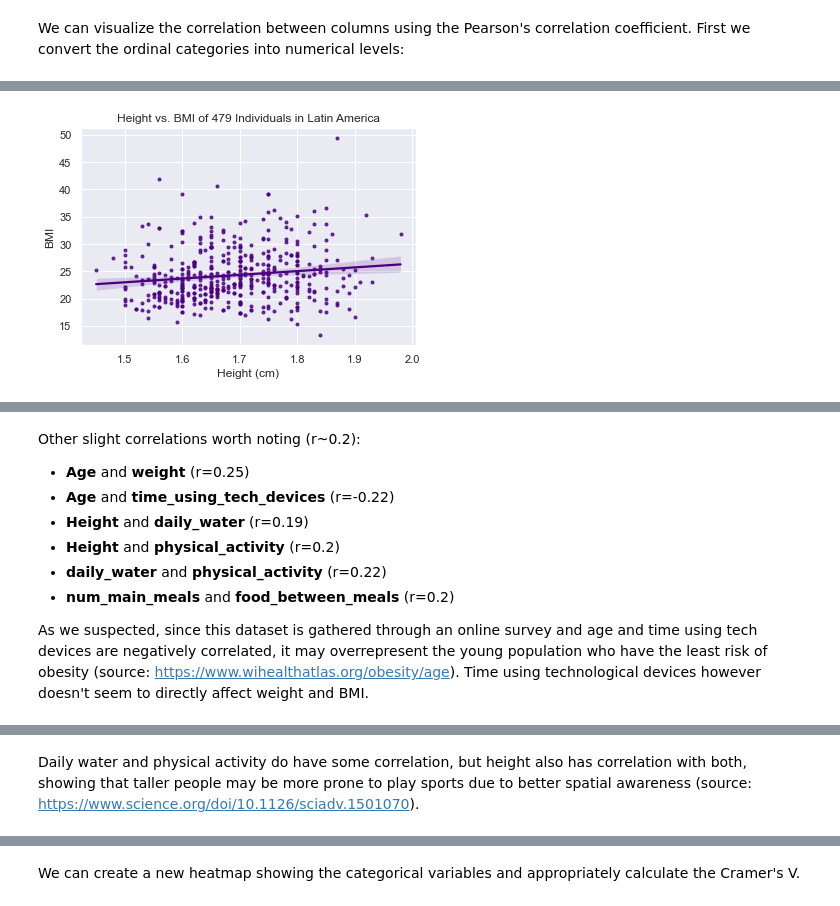
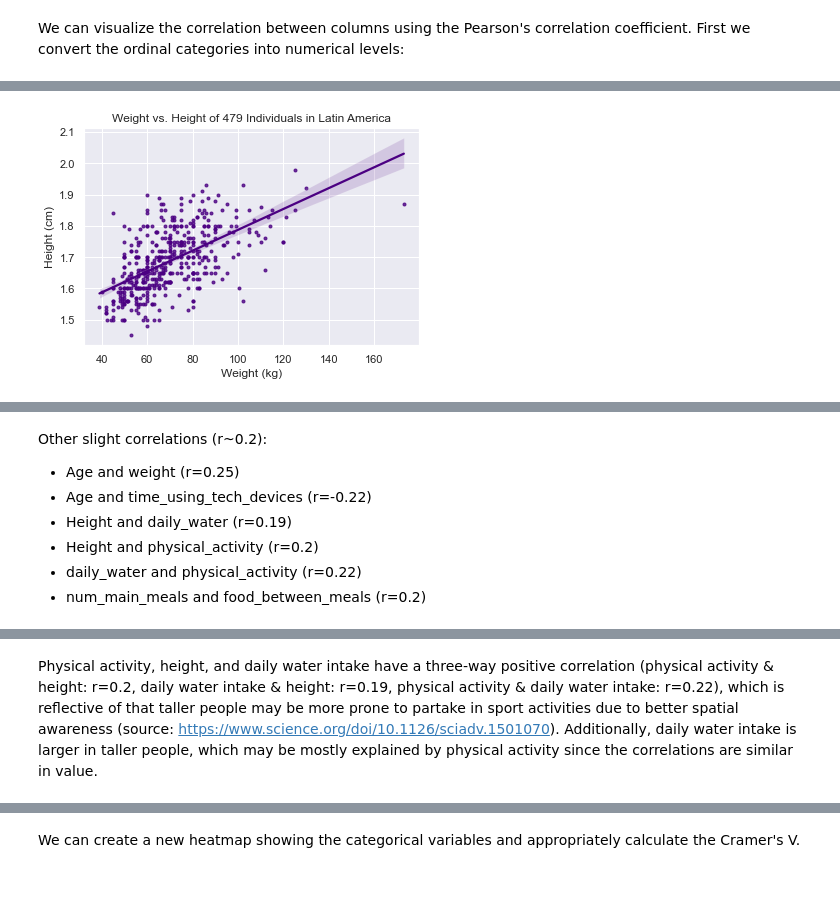
Before and after one commit to eliepark/Obesity-Prediction, a Jupyter notebook: Obesity.ipynb, the cells around one changed output, grey strips where cells are left out. Drawn from its saved outputs; the diff is of its cells as text; code cells hidden in the pictures.

```diff
--- a/Obesity.ipynb
+++ b/Obesity.ipynb
@@ -515,0 +547,2 @@ Overall, the means and medians don't seem to differ too much, but there seem to
+# %%
+dichotomous=['Gender', 'fam_hist', 'high_cal_foods', 'cal_consumption_monitoring', 'nicotine']
@@ -515,0 +671,3 @@ Overall, the means and medians don't seem to differ too much, but there seem to
+# %%
+multiplelvls=col2+col3+['transportation', 'age_group']
+print(multiplelvls)
@@ -515,0 +676,4 @@ Overall, the means and medians don't seem to differ too much, but there seem to
+# %%
+dict_obese={0.0: 'no', 1.0: 'no', 2.0: 'yes', 3.0: 'yes'}
+df['obese']=df['new_obesity_lvl'].map(dict_obese)
+df.head()
@@ -515,0 +688,12 @@ Overall, the means and medians don't seem to differ too much, but there seem to
+# %%
+for col in multiplelvls:
+    table=pd.crosstab(df[col], df['obese'])
+    print(table.to_markdown())
+    Xsq=stats.chi2_contingency(table)
+    print('H_0: There is no relationship between '+str(col)+' and obesity.')
+    print('H_1: There is a relationship between '+str(col)+' and obesity.')
+    print('Chi-square value:', Xsq[0], 'p-value:', Xsq[1], 'dof:', Xsq[2],'\n', 'Expected Frequencies: \n', tabulate(Xsq[3]))
+    if Xsq[1]<alpha:
+        print('We reject the null hypothesis. \n')
+    else:
+        print('We cannot reject the null hypothesis. \n')
@@ -549,9 +758,10 @@ wb.set_title('Weight vs. BMI of '+ str(len(df)) + ' Individuals in Latin America
 # %%
-hb=sns.regplot(x='Height', y='BMI', data=df, marker='.', color='indigo')
-hb.set_xlabel('Height (cm)')
-hb.set_title('Height vs. BMI of '+ str(len(df)) + ' Individuals in Latin America');
+wh=sns.regplot(x='Weight', y='Height', data=df, marker='.', color='indigo')
+wh.set_xlabel('Weight (kg)')
+wh.set_ylabel('Height (cm)')
+wh.set_title('Weight vs. Height of '+ str(len(df)) + ' Individuals in Latin America');
 # %% [output]
-[figure, old version]
+[figure, new version]
 # %%
 hwo=sns.relplot(x='Weight', y='Height', hue='obesity_lvl', data=df)
 hwo.set_axis_labels('Weight (kg)', 'Height (cm)')
@@ -559,15 +769,13 @@ hwo.fig.suptitle('Weight vs. Height vs. Obesity Level of '+ str(len(df)) + ' Ind
 # %% [output]
 [figure]
 # %% [markdown]
-Other slight correlations worth noting (r~0.2):
-- **Age** and **weight** (r=0.25)
-- **Age** and **time_using_tech_devices** (r=-0.22)
-- **Height** and **daily_water** (r=0.19)
-- **Height** and **physical_activity** (r=0.2)
-- **daily_water** and **physical_activity** (r=0.22)
-- **num_main_meals** and **food_between_meals** (r=0.2)
-
-As we suspected, since this dataset is gathered through an online survey and age and time using tech devices are negatively correlated, it may overrepresent the young population who have the least risk of obesity (source: https://www.wihealthatlas.org/obesity/age). Time using technological devices however doesn't seem to directly affect weight and BMI.
+Other slight correlations (r~0.2):
+- Age and weight (r=0.25)
+- Age and time_using_tech_devices (r=-0.22)
+- Height and daily_water (r=0.19)
+- Height and physical_activity (r=0.2)
+- daily_water and physical_activity (r=0.22)
+- num_main_meals and food_between_meals (r=0.2)
 # %%
 awt=sns.relplot(x='Age', y='Weight', hue='time_using_tech_devices', data=df)
 awt.set_axis_labels('Age (years)', 'Weight (kg)')
@@ -577,5 +785,4 @@ for i in range(3):
 # %% [output]
 [figure]
 # %% [markdown]
-
-Daily water and physical activity do have some correlation, but height also has correlation with both, showing that taller people may be more prone to play sports due to better spatial awareness (source: https://www.science.org/doi/10.1126/sciadv.1501070).
+Physical activity, height, and daily water intake have a three-way positive correlation (physical activity & height: r=0.2, daily water intake & height: r=0.19, physical activity & daily water intake: r=0.22), which is reflective of that taller people may be more prone to partake in sport activities due to better spatial awareness (source: https://www.science.org/doi/10.1126/sciadv.1501070). Additionally, daily water intake is larger in taller people, which may be mostly explained by physical activity since the correlations are similar in value.
```
Also changed, not shown: parts of 48 cells of this notebook.
